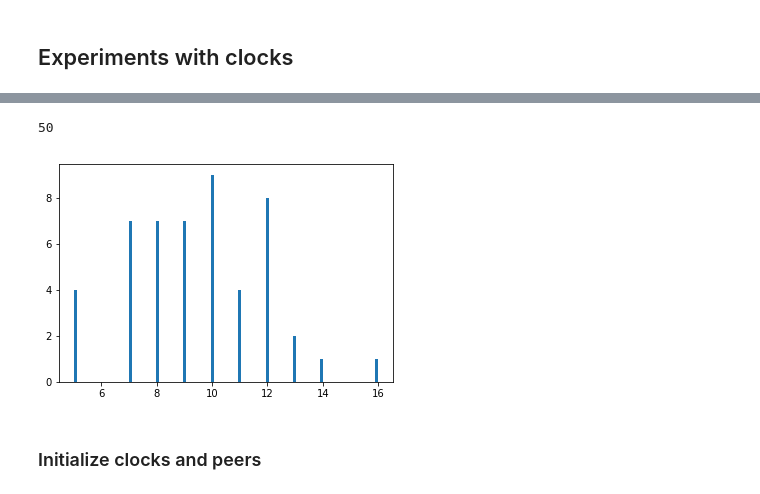
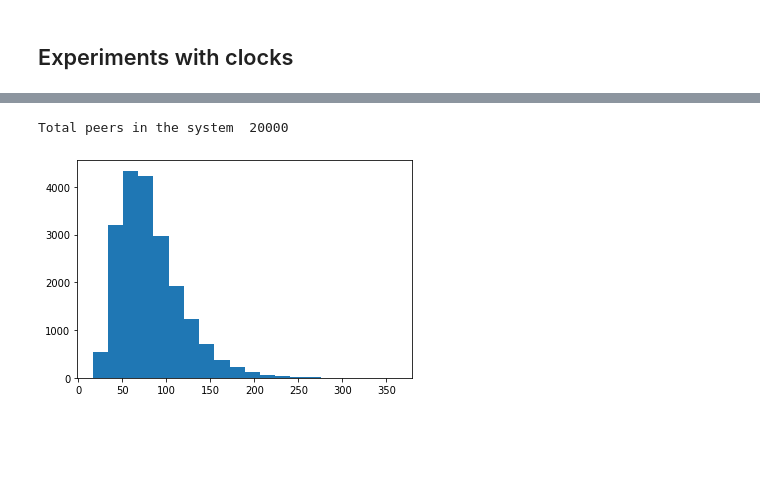
Before and after one commit to grimadas/accountability_experiments, a Jupyter notebook: Trustchain_risk.ipynb, the cells around one changed output, grey strips where cells are left out. Cells and saved outputs as stored; diff of their text form; code cells hidden in the pictures; blank space fills up the shorter version.

```diff
--- a/Trustchain_risk.ipynb
+++ b/Trustchain_risk.ipynb
@@ -334,0 +280,10 @@ peers[1].state.claim_set
+# %%
+x = sorted([ sum(peers[n].last_neigh_chain.values()) for n in G.nodes()], reverse=True)
+
+print("Total transaction in the system ",sum([len(peers[n].chain) for n in G.nodes()]))
+
+fig = plt.figure()
+ax = fig.add_subplot(111)
+n, bins, rectangles = ax.hist(x, 20, density=False)
+fig.canvas.draw()
+plt.show()
@@ -334,0 +293,10 @@ peers[1].state.claim_set
+# %%
+x = sorted([ sum(peers[n].last_neigh_chain.values()) for n in G.nodes()], reverse=True)
+
+print("Total transaction in the system ",sum([len(peers[n].chain) for n in G.nodes()]))
+
+fig = plt.figure()
+ax = fig.add_subplot(111)
+n, bins, rectangles = ax.hist(x, 20, density=False)
+fig.canvas.draw()
+plt.show()
@@ -335,18 +335,13 @@ peers[1].state.claim_set
 # %%
-# initialize peers/ Create and Overlay network
-N = 100
-G = construct_graph("GraphDynamics/peer_connections.log.txt")
-# Discovery community after 210 seconds
-print(G.number_of_nodes())
-x = sorted([d for n, d in G.degree()], reverse=True)
+x = sorted([ len(peers[n].last_neigh_chain.values()) for n in G.nodes()], reverse=True)
+print('Total peers in the system ', G.number_of_nodes())
+
 
 fig = plt.figure()
 ax = fig.add_subplot(111)
-n, bins, rectangles = ax.hist(x, 100, density=False)
+n, bins, rectangles = ax.hist(x, 20, density=False)
 fig.canvas.draw()
 plt.show()
 # %% [output]
-50
+Total peers in the system  20000
-[figure, old version]
+[figure, new version]
-# %% [markdown]
-### Initialize clocks and peers
```
Also changed, not shown: parts of 31 cells of this notebook.
